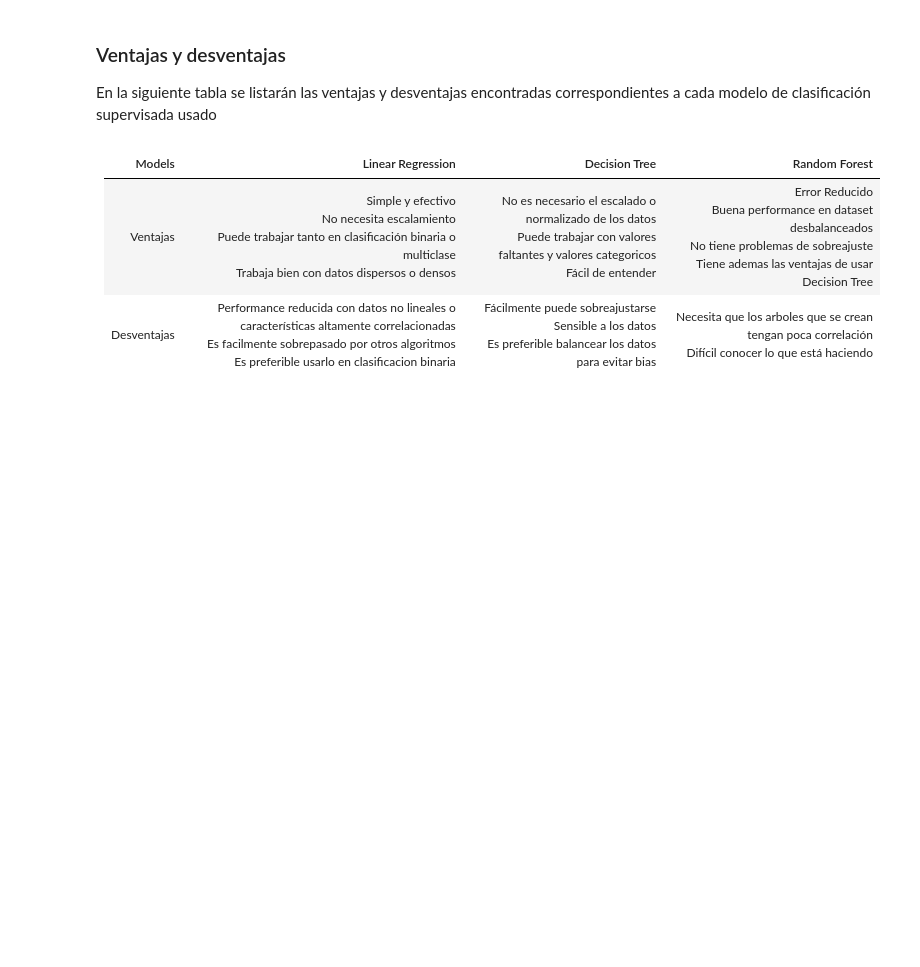
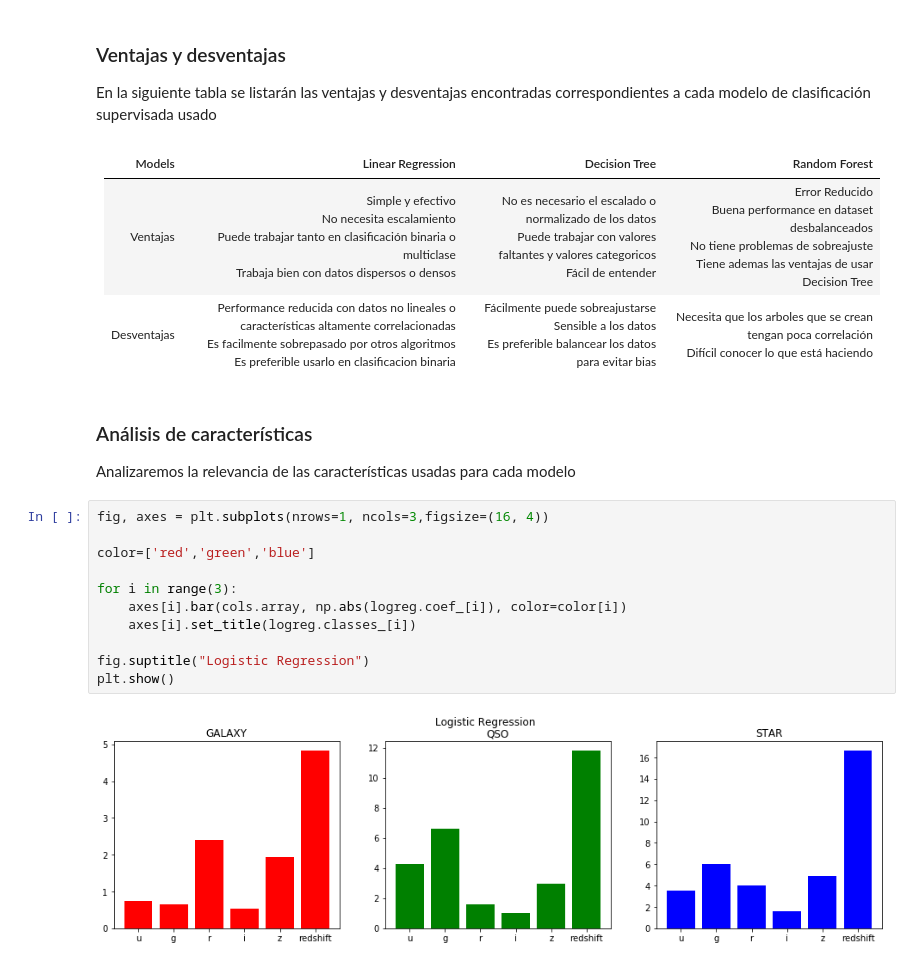
Before and after one commit to eduvera/INFO257_IA, a Jupyter notebook: practica1/Tarea practica.ipynb, the cells around one changed output. Cells and saved outputs as stored; diff of their text form; blank space fills up the shorter version.

```diff
--- a/practica1/Tarea practica.ipynb
+++ b/practica1/Tarea practica.ipynb
@@ -365,3 +385,19 @@ En la siguiente tabla se listarán las ventajas y desventajas encontradas corres
 |---|---|---|---|
 |Ventajas|Simple y efectivo<br/>No necesita escalamiento<br/>Puede trabajar tanto en clasificación binaria o multiclase<br/>Trabaja bien con datos dispersos o densos|No es necesario el escalado o normalizado de los datos<br/> Puede trabajar con valores faltantes y valores categoricos<br/>Fácil de entender<br/>|Error Reducido<br/> Buena performance en dataset desbalanceados<br/>No tiene problemas de sobreajuste<br/>Tiene ademas las ventajas de usar Decision Tree|
 |Desventajas|Performance reducida con datos no lineales o características altamente correlacionadas<br/>Es facilmente sobrepasado por otros algoritmos<br/>Es preferible usarlo en clasificacion binaria|Fácilmente puede sobreajustarse<br/>Sensible a los datos<br/>Es preferible balancear los datos para evitar bias|Necesita que los arboles que se crean tengan poca correlación<br/>Difícil conocer lo que está haciendo<br/>|
+# %% [markdown]
+### Análisis de características
+Analizaremos la relevancia de las características usadas para cada modelo
+# %%
+fig, axes = plt.subplots(nrows=1, ncols=3,figsize=(16, 4))
+
+color=['red','green','blue']
+
+for i in range(3):
+    axes[i].bar(cols.array, np.abs(logreg.coef_[i]), color=color[i])
+    axes[i].set_title(logreg.classes_[i])
+
+fig.suptitle("Logistic Regression")
+plt.show()
+# %% [output]
+[figure, added]
```
Also changed, not shown: parts of 15 cells of this notebook.
